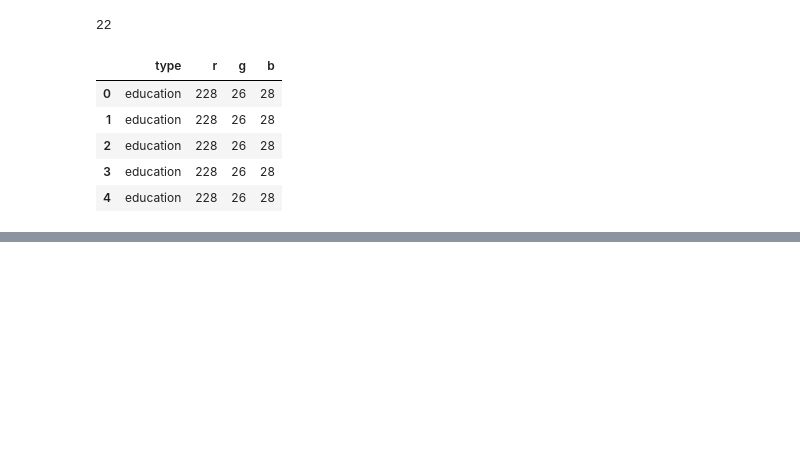
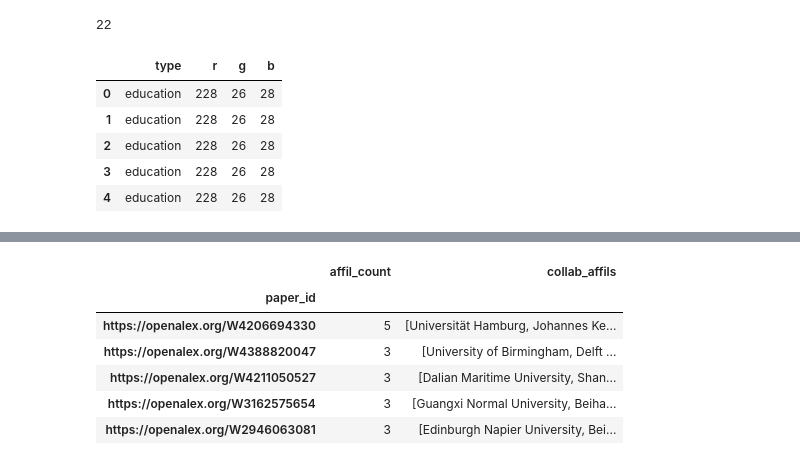
Before and after one commit to doolingdavidrs21/openalex-jamming-gpt4, a Jupyter notebook: updatechart.ipynb, the cells around one changed output, grey strips where cells are left out. Drawn from its saved outputs; the diff is of its cells as text; code cells hidden in the pictures; blank space fills up the shorter version.

```diff
--- a/updatechart.ipynb
+++ b/updatechart.ipynb
@@ -265,2 +338,12 @@ need to add in an arclayer showing the collaboration links, maybe add in a heatm
+# %%
+dv.head()
+# %% [output]
+|  | affil_count | collab_affils |
+| paper_id |  |  |
+| https://openalex.org/W4206694330 | 5 | [Universität Hamburg, Johannes Ke... |
+| https://openalex.org/W4388820047 | 3 | [University of Birmingham, Delft ... |
+| https://openalex.org/W4211050527 | 3 | [Dalian Maritime University, Shan... |
+| https://openalex.org/W3162575654 | 3 | [Guangxi Normal University, Beiha... |
+| https://openalex.org/W2946063081 | 3 | [Edinburgh Napier University, Bei... |
 # %%
 #
```
Also changed, not shown: parts of 11 cells of this notebook.
